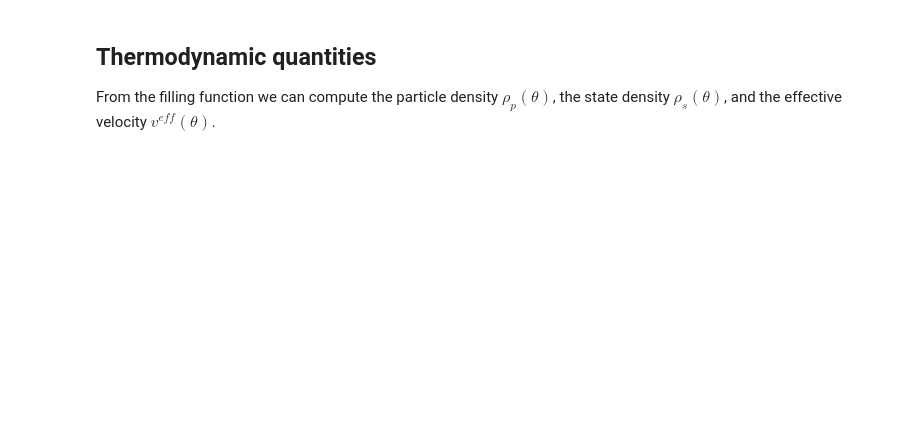
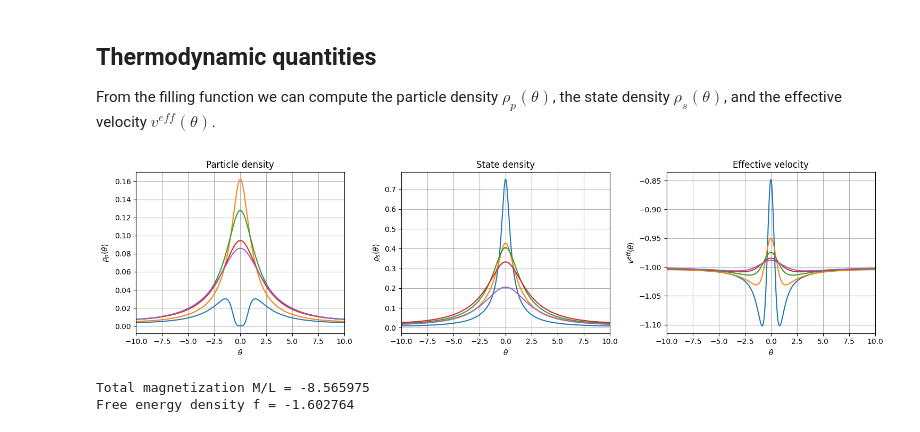
Before and after one commit to mkpanfil/rapidity, a Jupyter notebook: docs/source/tutorials/tba_xxx_spinchain.ipynb, the cells around one changed output. Saved outputs shown, nothing was run; the diff lists cells and outputs as text; code cells hidden in the pictures; blank space fills up the shorter version.

Commit message:
move free_energy from TBAState to thermodynamics module

```diff
--- a/docs/source/tutorials/tba_xxx_spinchain.ipynb
+++ b/docs/source/tutorials/tba_xxx_spinchain.ipynb
@@ -86,3 +87,38 @@ plt.show()
 From the filling function we can compute the particle density
 $\rho_p(\theta)$, the state density $\rho_s(\theta)$, and the
 effective velocity $v^{eff}(\theta)$.
+# %%
+fig, axes = plt.subplots(1, 3, figsize=(15, 4))
+
+for rho_p, rho_s, v_eff in zip(state.rho_p(), state.rho_s(), state.v_eff()):
+    plot(rho_p, ax=axes[0])
+    plot(rho_s, ax=axes[1])
+    plot(v_eff, ax=axes[2])
+
+axes[0].set_xlabel(r'$\theta$')
+axes[0].set_ylabel(r'$\rho_p(\theta)$')
+axes[0].set_title('Particle density')
+axes[0].set_xlim(-10, 10)
+
+
+axes[1].set_xlabel(r'$\theta$')
+axes[1].set_ylabel(r'$\rho_s(\theta)$')
+axes[1].set_title('State density')
+axes[1].set_xlim(-10, 10)
+
+axes[2].set_xlabel(r'$\theta$')
+axes[2].set_ylabel(r'$v^{eff}(\theta)$')
+axes[2].set_title('Effective velocity')
+axes[2].set_xlim(-10, 10)
+
+plt.tight_layout()
+plt.show()
+
+# total density
+#N_L = rho_p.integrate().values
+print(f"Total magnetization M/L = {magnetization(state):.6f}")
+print(f"Free energy density f = {free_energy(state):.6f}")
+# %% [output]
+[figure, added]
+Total magnetization M/L = -8.565975
+Free energy density f = -1.602764
```
Also changed, not shown: parts of 3 cells of this notebook, 2 other files.
